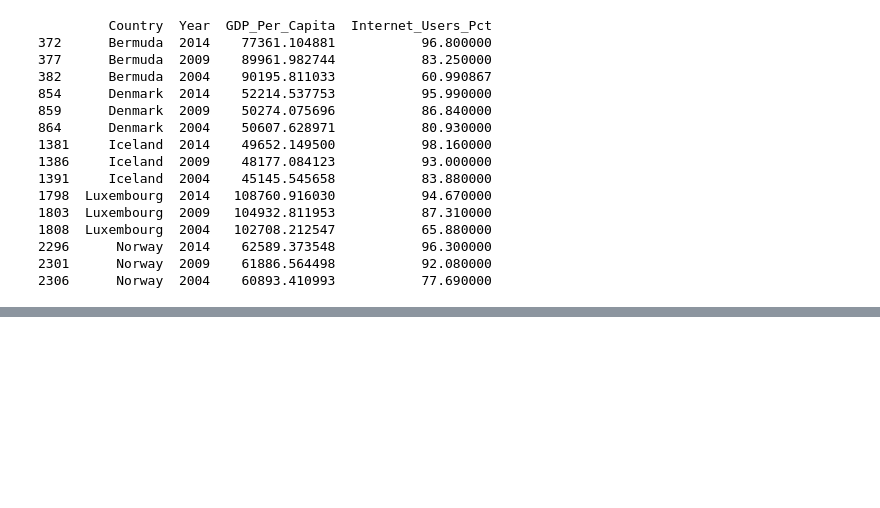
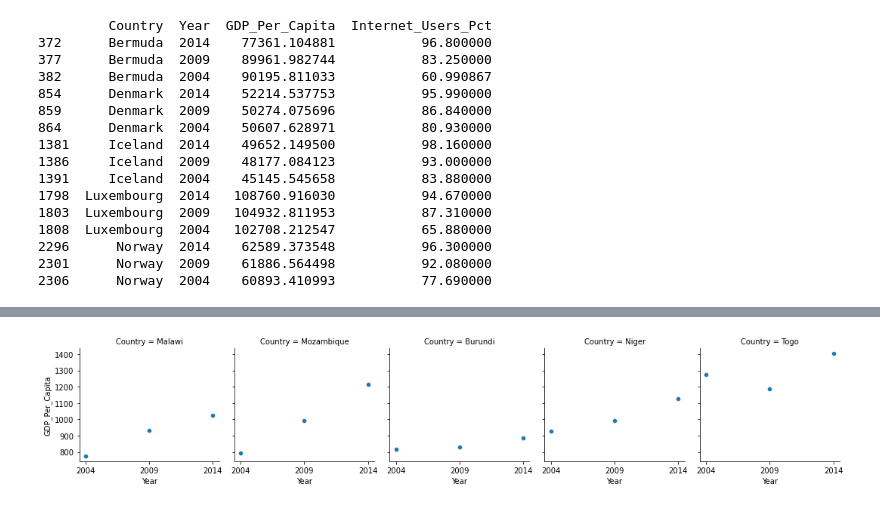
Before and after one commit to NSS-Data-Analytics-Cohort-6/gdp-and-internet-usage-jrthompson25, a Jupyter notebook: Notebooks/GDP_UN_Project.ipynb, the cells around one changed output, grey strips where cells are left out. Cells and saved outputs as stored; diff of their text form; code cells hidden in the pictures; blank space fills up the shorter version.

```diff
--- a/Notebooks/GDP_UN_Project.ipynb
+++ b/Notebooks/GDP_UN_Project.ipynb
@@ -446,0 +459,6 @@ g = g.map(sns.scatterplot, 'Year', 'GDP_Per_Capita')
+# %%
+#32 Continued
+
+bottom5Gdp_df = years[years['Country'].isin(['Burundi', 'Malawi', 'Niger', 'Mozambique', 'Togo'])]
+bottom5GdpAsc_df = bottom5Gdp_df.sort_values(by = 'GDP_Per_Capita', ascending=True)
+print(bottom5GdpAsc_df)
@@ -446,0 +482,7 @@ g = g.map(sns.scatterplot, 'Year', 'GDP_Per_Capita')
+# %%
+#32 Continued
+bottom5GdpYearsAsc_df = bottom5GdpAsc_df.sort_values(by = 'Year', ascending=True)
+g = sns.FacetGrid(bottom5GdpYearsAsc_df, col='Country')
+g = g.map(sns.scatterplot, 'Year', 'GDP_Per_Capita')
+# %% [output]
+[figure, added]
```
Also changed, not shown: parts of 18 cells of this notebook.
